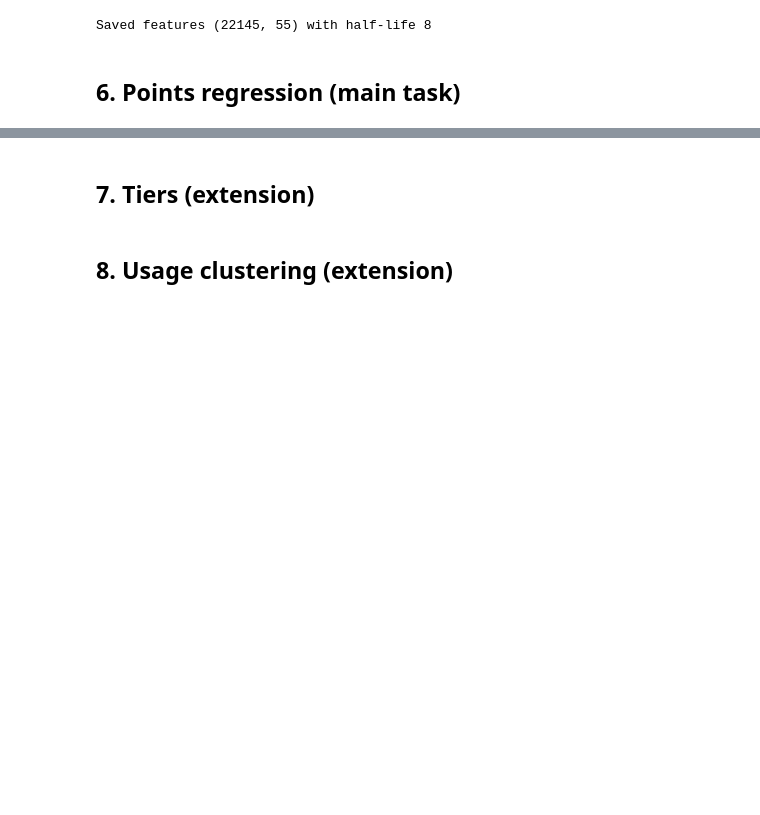
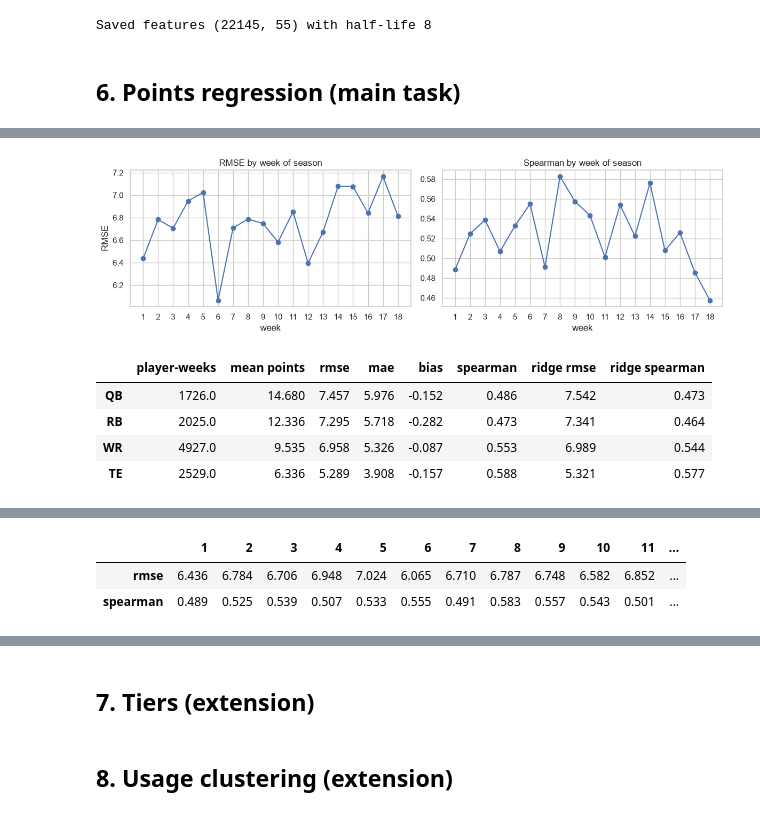
Before and after one commit to HashaRock/CS363M_FFBall_Project, a Jupyter notebook: fantasy_football_rankings.ipynb, the cells around one changed output, grey strips where cells are left out. Drawn from its saved outputs; the diff is of its cells as text; code cells hidden in the pictures; blank space fills up the shorter version.

```diff
--- a/fantasy_football_rankings.ipynb
+++ b/fantasy_football_rankings.ipynb
@@ -970,0 +1266,35 @@ Saved 11,207 out-of-fold predictions (2022-2024), status: baseline
+# %%
+chosen_oof = recency_oof[("Voting", "refit every week")]
+ridge_oof = cross_validate(ridge, train_features, ALL_FEATURES)[1]
+cv_rows = train_features[chosen_oof.notna()].assign(pred=chosen_oof, ridge_pred=ridge_oof)
+cv_rows["error"] = cv_rows["pred"] - cv_rows[TARGET]
+
+
+def error_summary(rows):
+    scores = evaluate(rows, rows["pred"])
+    return pd.Series({"player-weeks": len(rows), "mean points": rows[TARGET].mean(), "rmse": scores["rmse"],
+                      "mae": scores["mae"], "bias": rows["error"].mean(), "spearman": scores["spearman"],
+                      "ridge rmse": evaluate(rows, rows["ridge_pred"])["rmse"],
+                      "ridge spearman": evaluate(rows, rows["ridge_pred"])["spearman"]})
+
+
+errors_by_position = pd.DataFrame({p: error_summary(cv_rows[cv_rows["position"] == p]) for p in POSITIONS}).T
+errors_by_week = pd.DataFrame({w: error_summary(rows) for w, rows in cv_rows.groupby("week")}).T
+errors_by_stage = pd.DataFrame({name: error_summary(cv_rows[cv_rows["week"].between(lo, hi)])
+                                for name, (lo, hi) in {"weeks 1-4": (1, 4), "weeks 5-18": (5, 18)}.items()}).T
+
+fig, axes = plt.subplots(1, 2, figsize=(12, 3.6))
+errors_by_week["rmse"].plot(ax=axes[0], marker="o", title="RMSE by week of season", xlabel="week", ylabel="RMSE")
+errors_by_week["spearman"].plot(ax=axes[1], marker="o", title="Spearman by week of season", xlabel="week")
+for ax in axes:
+    ax.set_xticks(errors_by_week.index)
+plt.tight_layout()
+plt.show()
+display(errors_by_position.round(3), errors_by_stage.round(3), errors_by_week[["rmse", "spearman"]].T.round(3))
+# %% [output]
+[figure, added]
+|  | player-weeks | mean points | rmse | mae | bias | spearman | ridge rmse | ridge spearman |
+| QB | 1726.0 | 14.680 | 7.457 | 5.976 | -0.152 | 0.486 | 7.542 | 0.473 |
+| RB | 2025.0 | 12.336 | 7.295 | 5.718 | -0.282 | 0.473 | 7.341 | 0.464 |
+| WR | 4927.0 | 9.535 | 6.958 | 5.326 | -0.087 | 0.553 | 6.989 | 0.544 |
+| TE | 2529.0 | 6.336 | 5.289 | 3.908 | -0.157 | 0.588 | 5.321 | 0.577 |
@@ -970,0 +1304,3 @@ Saved 11,207 out-of-fold predictions (2022-2024), status: baseline
+|  | 1 | 2 | 3 | 4 | 5 | 6 | 7 | 8 | 9 | 10 | 11 | ... |
+| rmse | 6.436 | 6.784 | 6.706 | 6.948 | 7.024 | 6.065 | 6.710 | 6.787 | 6.748 | 6.582 | 6.852 | ... |
+| spearman | 0.489 | 0.525 | 0.539 | 0.507 | 0.533 | 0.555 | 0.491 | 0.583 | 0.557 | 0.543 | 0.501 | ... |
```
Also changed, not shown: parts of 47 cells of this notebook, 3 other files.
